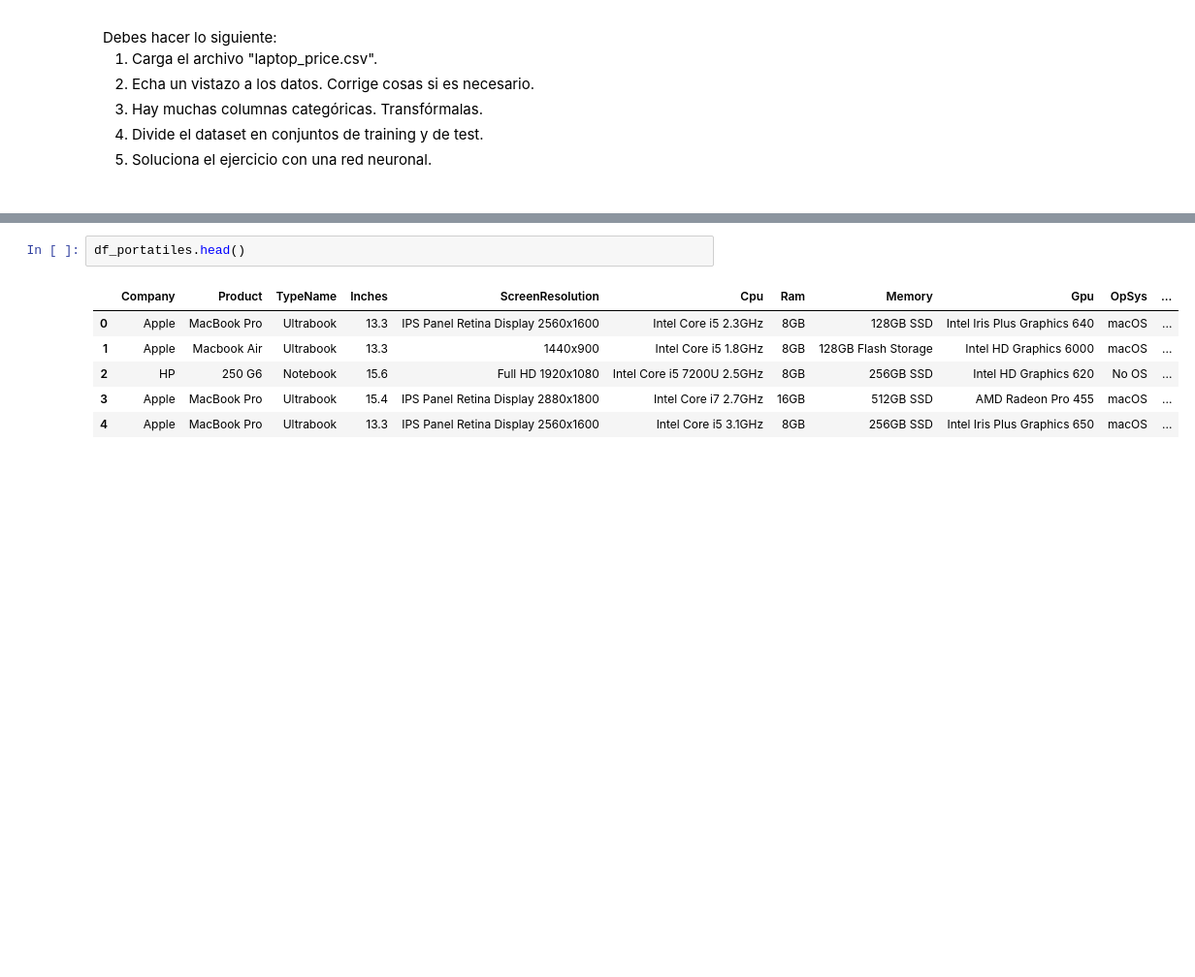
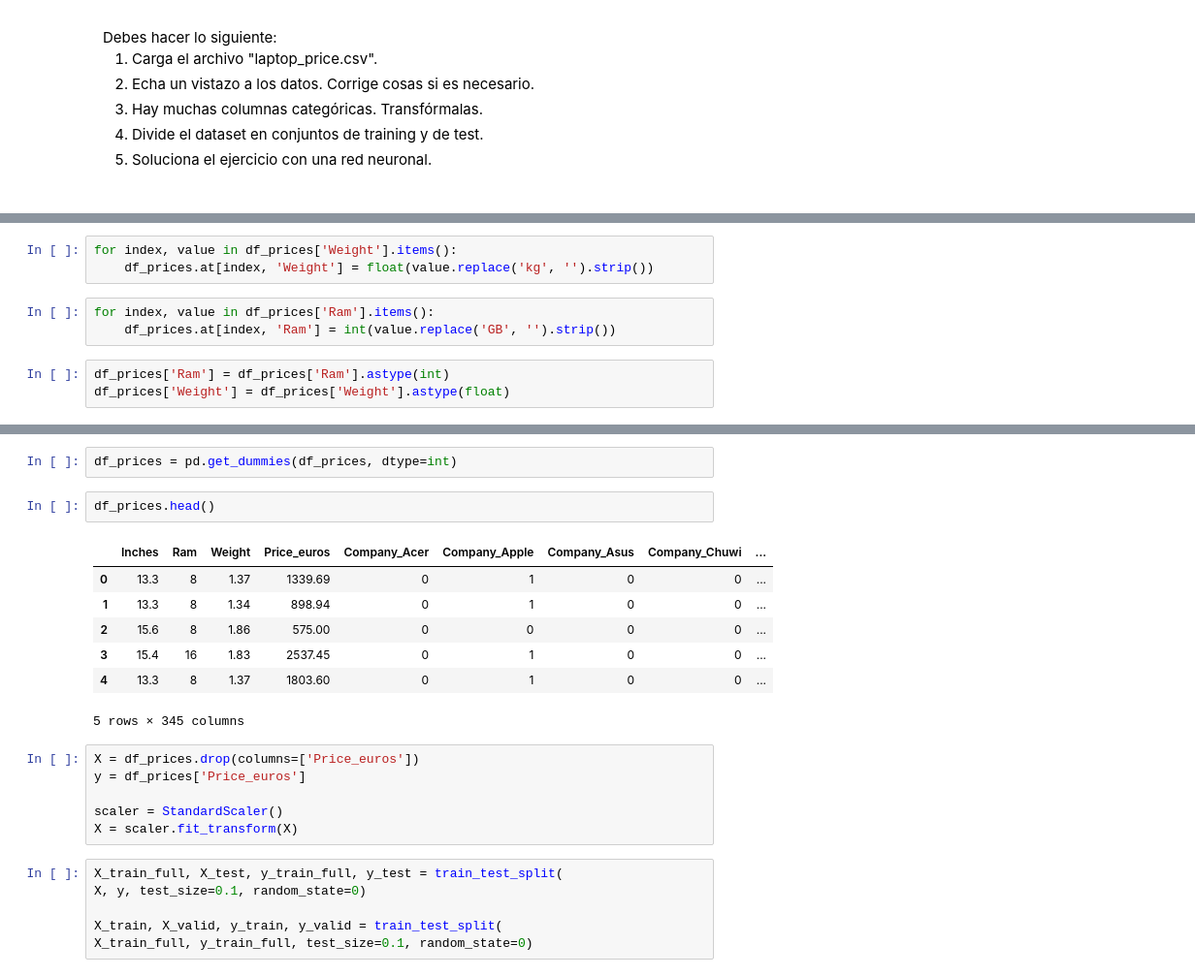
Before and after one commit to pablop11/CE_IABD, a Jupyter notebook: PIA/UNIDAD3/Actividad3_17/Actividad 3_17.ipynb, the cells around one changed output, grey strips where cells are left out. Shown at 97% size. Drawn from its saved outputs; the diff is of its cells as text; blank space fills up the shorter version.

```diff
--- a/PIA/UNIDAD3/Actividad3_17/Actividad 3_17.ipynb
+++ b/PIA/UNIDAD3/Actividad3_17/Actividad 3_17.ipynb
@@ -47,0 +140,9 @@ df_portatiles = df_portatiles.drop(columns=["laptop_ID"])
+# %%
+for index, value in df_prices['Weight'].items():
+    df_prices.at[index, 'Weight'] = float(value.replace('kg', '').strip())
+# %%
+for index, value in df_prices['Ram'].items():
+    df_prices.at[index, 'Ram'] = int(value.replace('GB', '').strip())
+# %%
+df_prices['Ram'] = df_prices['Ram'].astype(int)
+df_prices['Weight'] = df_prices['Weight'].astype(float)
@@ -48,9 +156,24 @@ df_portatiles = df_portatiles.drop(columns=["laptop_ID"])
+# %%
+df_prices = pd.get_dummies(df_prices, dtype=int)
 # %%
-df_portatiles.head()
+df_prices.head()
 # %% [output]
-|  | Company | Product | TypeName | Inches | ScreenResolution | Cpu | Ram | Memory | Gpu | OpSys | ... |
-| 0 | Apple | MacBook Pro | Ultrabook | 13.3 | IPS Panel Retina Display 2560x1600 | Intel Core i5 2.3GHz | 8GB | 128GB SSD | Intel Iris Plus Graphics 640 | macOS | ... |
-| 1 | Apple | Macbook Air | Ultrabook | 13.3 | 1440x900 | Intel Core i5 1.8GHz | 8GB | 128GB Flash Storage | Intel HD Graphics 6000 | macOS | ... |
-| 2 | HP | 250 G6 | Notebook | 15.6 | Full HD 1920x1080 | Intel Core i5 7200U 2.5GHz | 8GB | 256GB SSD | Intel HD Graphics 620 | No OS | ... |
-| 3 | Apple | MacBook Pro | Ultrabook | 15.4 | IPS Panel Retina Display 2880x1800 | Intel Core i7 2.7GHz | 16GB | 512GB SSD | AMD Radeon Pro 455 | macOS | ... |
-| 4 | Apple | MacBook Pro | Ultrabook | 13.3 | IPS Panel Retina Display 2560x1600 | Intel Core i5 3.1GHz | 8GB | 256GB SSD | Intel Iris Plus Graphics 650 | macOS | ... |
+|  | Inches | Ram | Weight | Price_euros | Company_Acer | Company_Apple | Company_Asus | Company_Chuwi | ... |
+| 0 | 13.3 | 8 | 1.37 | 1339.69 | 0 | 1 | 0 | 0 | ... |
+| 1 | 13.3 | 8 | 1.34 | 898.94 | 0 | 1 | 0 | 0 | ... |
+| 2 | 15.6 | 8 | 1.86 | 575.00 | 0 | 0 | 0 | 0 | ... |
+| 3 | 15.4 | 16 | 1.83 | 2537.45 | 0 | 1 | 0 | 0 | ... |
+| 4 | 13.3 | 8 | 1.37 | 1803.60 | 0 | 1 | 0 | 0 | ... |
+5 rows × 345 columns
+# %%
+X = df_prices.drop(columns=['Price_euros'])
+y = df_prices['Price_euros']
+
+scaler = StandardScaler()
+X = scaler.fit_transform(X)
+# %%
+X_train_full, X_test, y_train_full, y_test = train_test_split(
+X, y, test_size=0.1, random_state=0)
+
+X_train, X_valid, y_train, y_valid = train_test_split(
+X_train_full, y_train_full, test_size=0.1, random_state=0)
```
Also changed, not shown: parts of 13 cells of this notebook, 1 other file.
